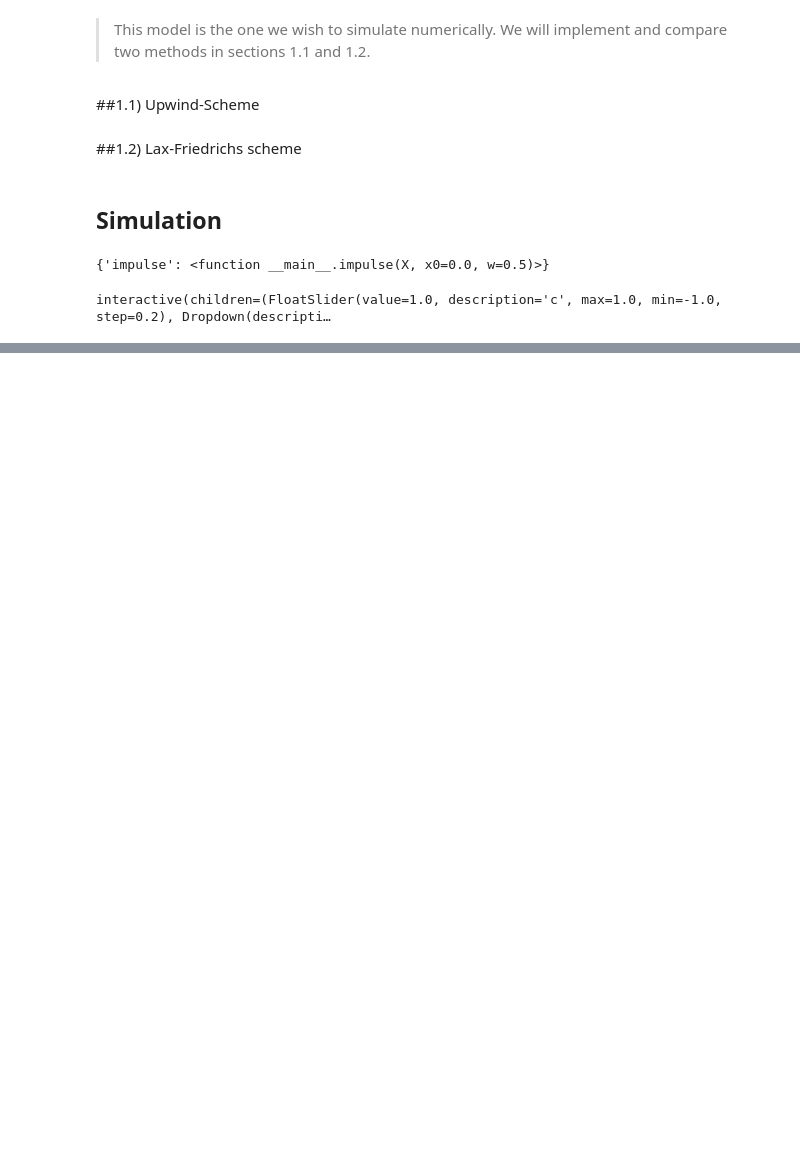
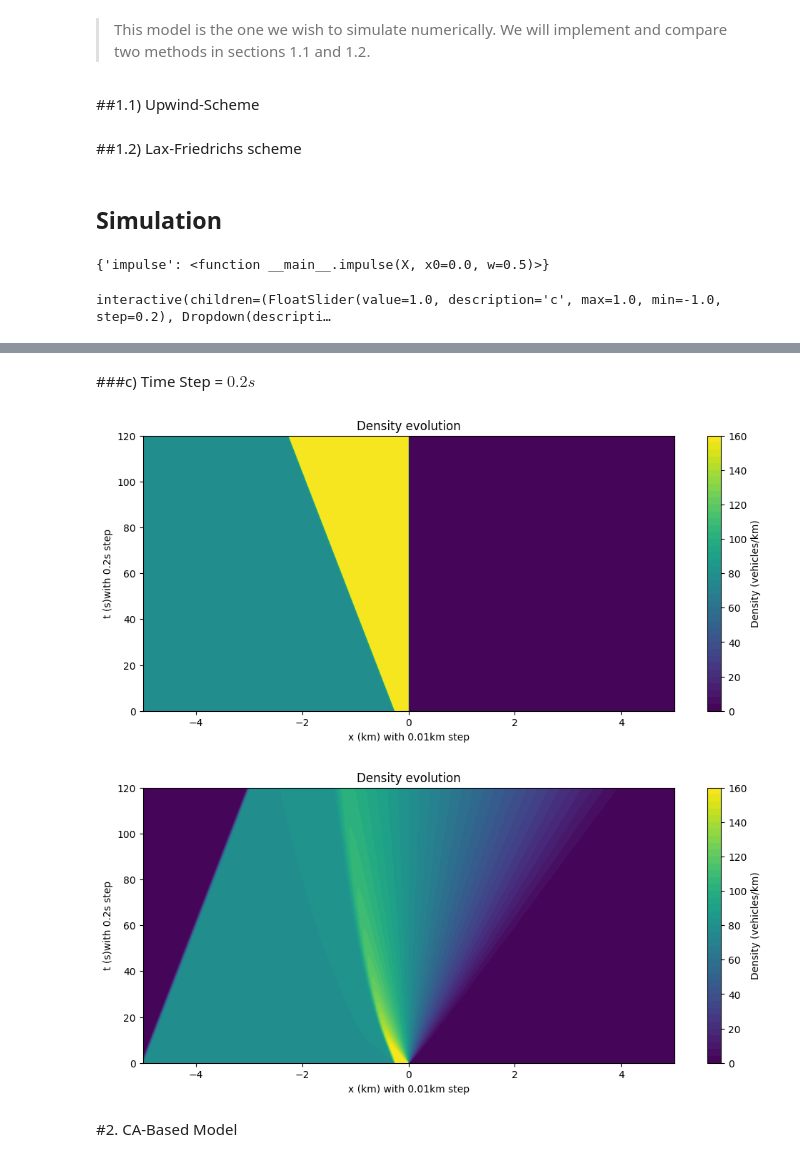
Before and after one commit to lsh4205/Traffic_Simulation, a Jupyter notebook: traffic_simulation.ipynb, the cells around one changed output, grey strips where cells are left out. Cells and saved outputs as stored; diff of their text form; code cells hidden in the pictures; blank space fills up the shorter version.

```diff
--- a/traffic_simulation.ipynb
+++ b/traffic_simulation.ipynb
@@ -270,0 +304,10 @@ interactive(children=(FloatSlider(value=1.0, description='c', max=1.0, min=-1.0,
+# %% [markdown]
+###c) Time Step = $0.2s$
+# %%
+plot_contourf(step_upwind, 0.2, 0.01)
+plot_contourf(step_lf, 0.2, 0.01)
+# %% [output]
+[figure, added]
+[figure, added]
+# %% [markdown]
+#2. CA-Based Model
```
Also changed, not shown: parts of 9 cells of this notebook.
